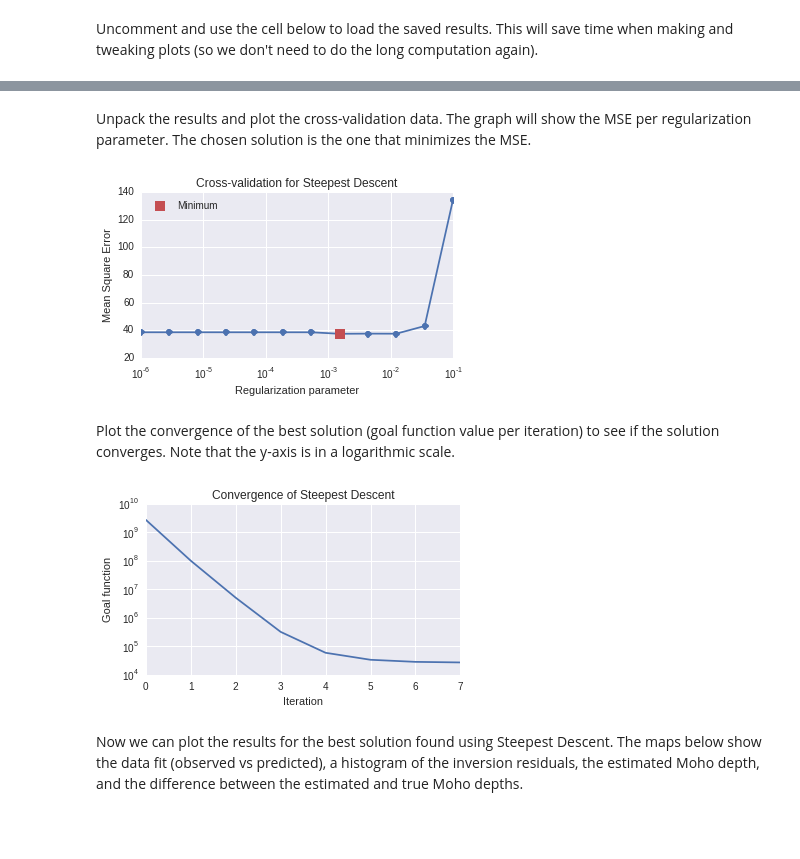
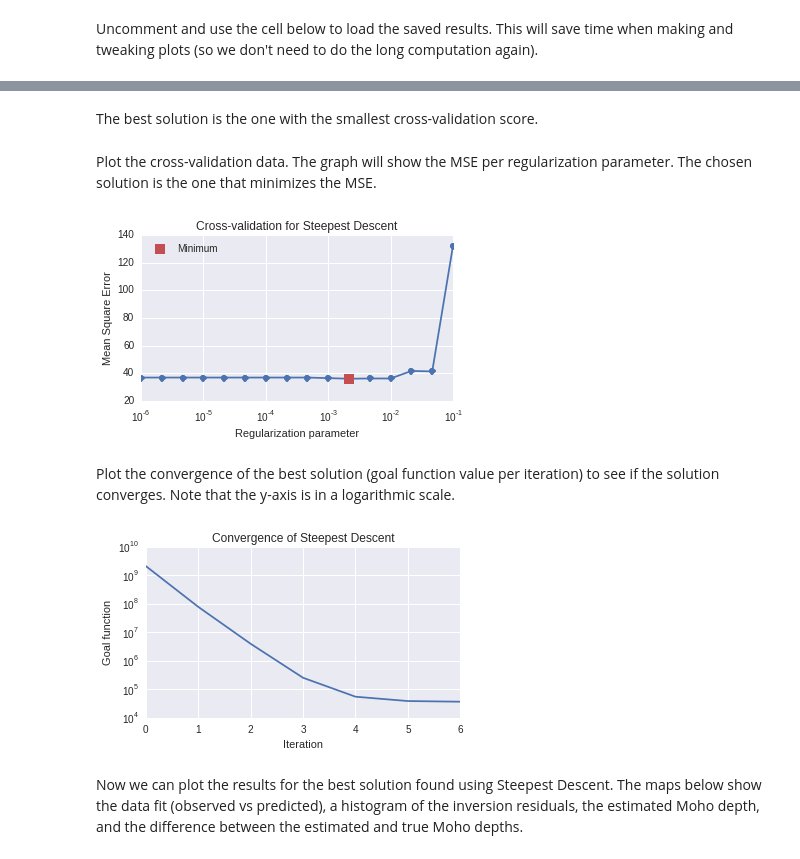
Before and after one commit to pinga-lab/paper-moho-inversion-tesseroids, a Jupyter notebook: notebooks/synthetic-steepest-vs-newton.ipynb, the cells around one changed output, grey strips where cells are left out. Drawn from its saved outputs; the diff is of its cells as text; code cells hidden in the pictures; blank space fills up the shorter version.

```diff
--- a/notebooks/synthetic-steepest-vs-newton.ipynb
+++ b/notebooks/synthetic-steepest-vs-newton.ipynb
@@ -283,6 +387,6 @@ steep_config = dict(method='steepest', initial=initial, tol=0.1, maxit=10, lines
 # %% [markdown]
 Next, we define a list of the possible regularization parameters that will be considered during cross-validation. `logspace` generates a list of values evenly spaced in a logarithmic scale.
 # %%
-regul_params = np.logspace(-6, -1, 12)
+regul_params = np.logspace(-6, -1, 16)
 regul_params
 # %% [output]
@@ -310,17 +423,20 @@ Uncomment and use the cell below to load the saved results. This will save time
+# %% [markdown]
+The best solution is the one with the smallest cross-validation score.
+# %%
+best = np.argmin(scores_steep)
+solution_steep = results_steep[best]
 # %% [markdown]
-Unpack the results and plot the cross-validation data. The graph will show the MSE per regularization parameter. The chosen solution is the one that minimizes the MSE.
+Plot the cross-validation data. The graph will show the MSE per regularization parameter. The chosen solution is the one that minimizes the MSE.
-# %%
-best, solution_steep, scores, solvers = results_steep
 # %%
-plot_cv(best, regul_params, scores, solution_steep, log=False)
+plot_cv(best, regul_params, scores_steep, solution_steep, log=False)
 # %% [output]
-[figure, old version]
+[figure, new version]
 # %% [markdown]
 Plot the convergence of the best solution (goal function value per iteration) to see if the solution converges. Note that the y-axis is in a logarithmic scale.
 # %%
 plot_convergence(solution_steep)
 # %% [output]
-[figure, old version]
+[figure, new version]
 # %% [markdown]
 Now we can plot the results for the best solution found using Steepest Descent. The maps below show the data fit (observed vs predicted), a histogram of the inversion residuals, the estimated Moho depth, and the difference between the estimated and true Moho depths.
 # %%
```
Also changed, not shown: parts of 65 cells of this notebook.
